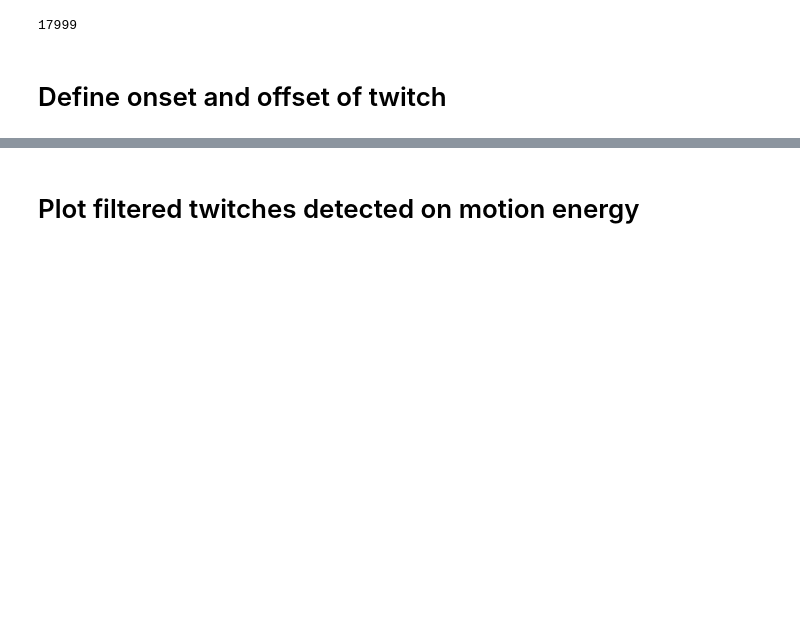
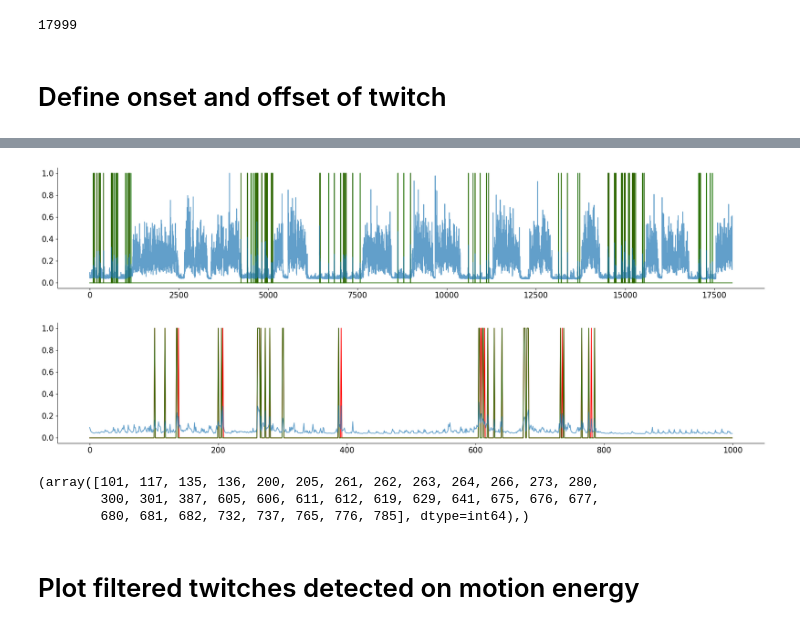
Before and after one commit to SofiaZang/Mousecraft, a Jupyter notebook: demo/building_state_and_twitch_detection_raw_motion_signal.ipynb, the cells around one changed output, grey strips where cells are left out. Saved outputs shown, nothing was run; the diff lists cells and outputs as text; code cells hidden in the pictures; blank space fills up the shorter version.

```diff
--- a/demo/building_state_and_twitch_detection_raw_motion_signal.ipynb
+++ b/demo/building_state_and_twitch_detection_raw_motion_signal.ipynb
@@ -786,0 +861,25 @@ plt.show()
+# %%
+def filter_bursty_twitches(inds_twitches, min_frame_gap=3):
+    """
+    Keeps only the first twitch in bursts occurring within `min_frame_gap` frames.
+
+    Parameters:
+        inds_twitches (list of list of int): Each inner list contains frame indices for a twitch.
+        min_frame_gap (int): Minimum allowed gap between two twitch events (in frames).
+
+    Returns:
+        list of list of int: Filtered list of twitch events (same structure).
+    """
+    if not inds_twitches:
+        return []
+
+    filtered = [inds_twitches[0]]
+    last_kept = inds_twitches[0][0]  # take the first index of the first twitch
+
+    for twitch in inds_twitches[1:]:
+        current_onset = twitch[0]  # first index of current twitch
+        if current_onset - last_kept >= min_frame_gap:
+            filtered.append(twitch)
+            last_kept = current_onset
+
+    return filtered
@@ -786,0 +896,2 @@ plt.show()
+# %%
+test_bin_twitch = binarise_twitch(motion_energy, inds_twitches_filtered_final) #expects class segments
@@ -787,3 +916,24 @@ plt.show()
+# %%
+plt.plot(bin_twitch, linewidth=0.8, c='red')
+plt.plot(test_bin_twitch, alpha=0.8, c='green')
+plt.plot(motion_energy, alpha=0.7)
+
+
+plt.show()
+
+plt.plot(bin_twitch[:1000],c='red')
+plt.plot(test_bin_twitch[:1000], alpha=0.8, c='green')
+plt.plot(motion_energy[:1000], alpha=0.7)
+plt.show()
+# %% [output]
+[figure, added]
+[figure, added]
+# %%
+(np.where(test_bin_twitch[:1000]==1))
+# %% [output]
+(array([101, 117, 135, 136, 200, 205, 261, 262, 263, 264, 266, 273, 280,
+        300, 301, 387, 605, 606, 611, 612, 619, 629, 641, 675, 676, 677,
+        680, 681, 682, 732, 737, 765, 776, 785], dtype=int64),)
 # %% [markdown]
 # Plot filtered twitches detected on motion energy
 # %%
```
Also changed, not shown: parts of 26 cells of this notebook.
